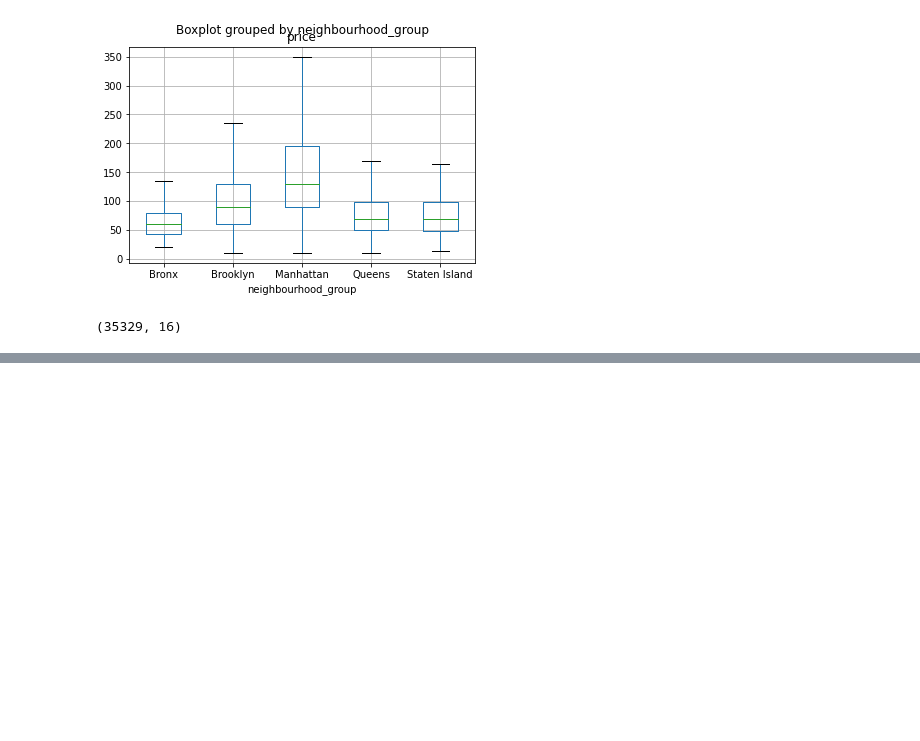
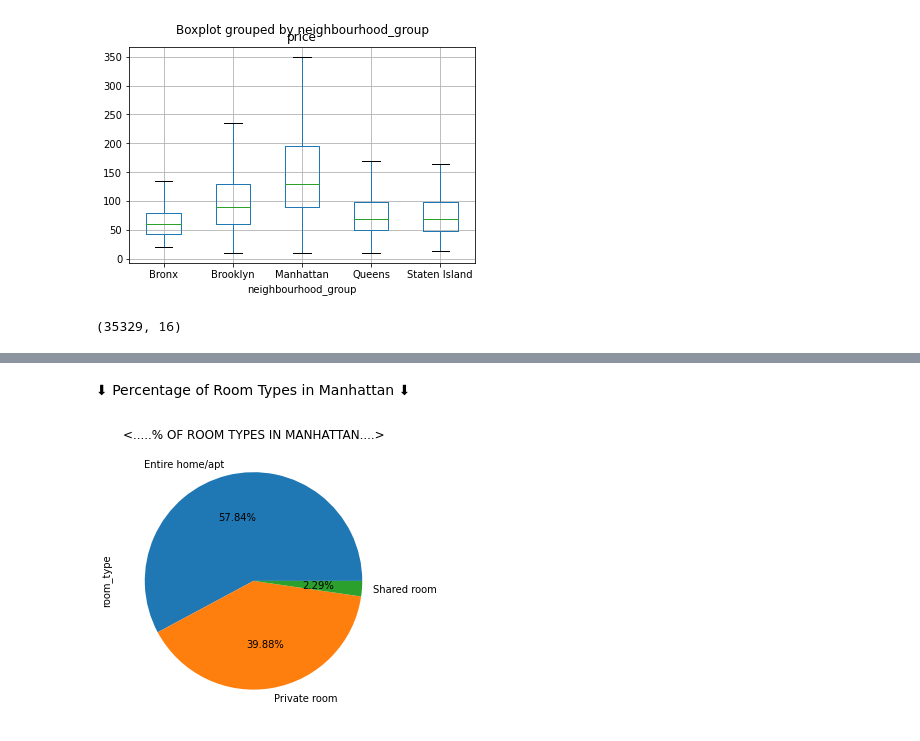
Before and after one commit to DevOps-With-Mantresh/EDA-Airbnb, a Jupyter notebook: EDA_of_Airbnb.ipynb, the cells around one changed output, grey strips where cells are left out. Drawn from its saved outputs; the diff is of its cells as text; code cells hidden in the pictures; blank space fills up the shorter version.

```diff
--- a/EDA_of_Airbnb.ipynb
+++ b/EDA_of_Airbnb.ipynb
@@ -328,0 +398,9 @@ bnb_df.shape
+# %% [markdown]
+⬇ Percentage of Room Types in Manhattan ⬇
+# %%
+manhattan = bnb_df[bnb_df['neighbourhood_group']=='Manhattan']
+(manhattan['room_type'].value_counts(normalize=True)*100).plot.pie(radius = 1, autopct = '%0.2f%%')
+plt.title('<.....% OF ROOM TYPES IN MANHATTAN....>')
+plt.show()
+# %% [output]
+[figure, added]
```
Also changed, not shown: parts of 26 cells of this notebook.
